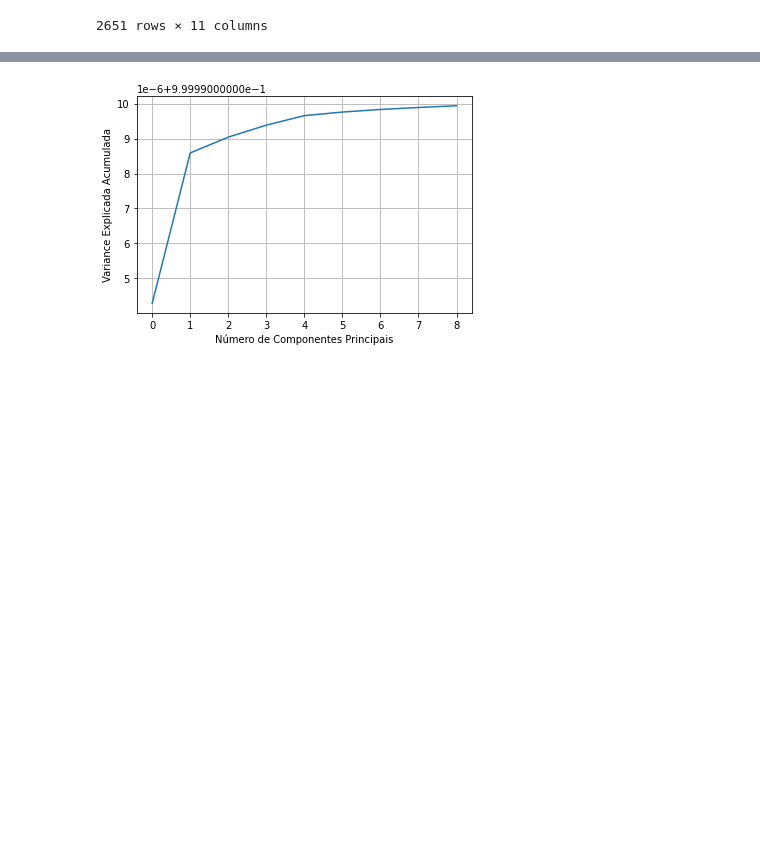
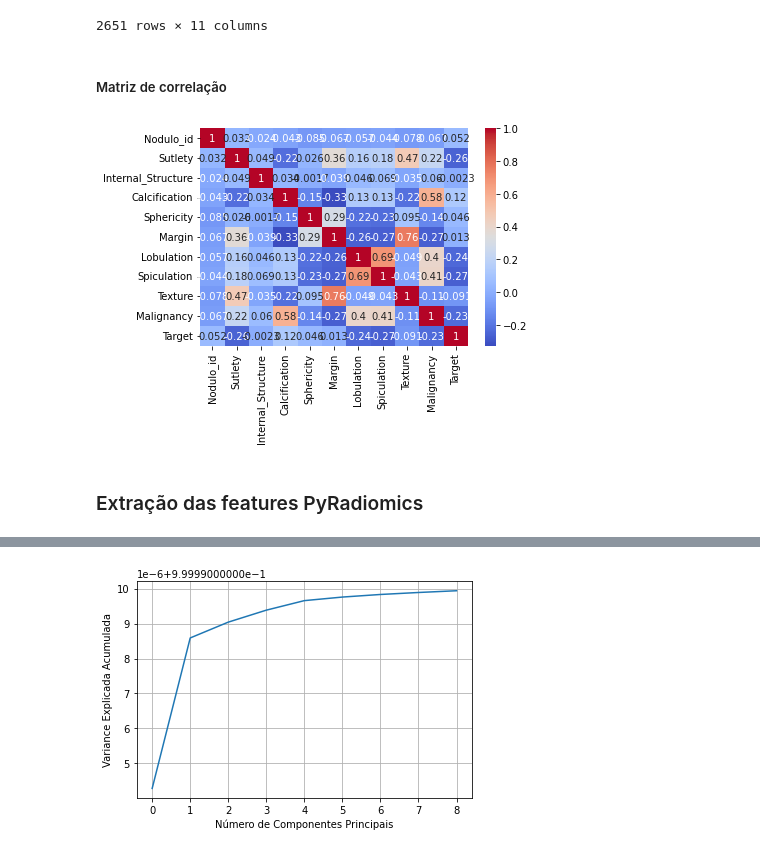
Before and after one commit to iara113/AlphaZeroAttax-LabIA, a Jupyter notebook: LungCancer_ComModelosTestagem.ipynb, the cells around one changed output, grey strips where cells are left out. Cells and saved outputs as stored; diff of their text form; code cells hidden in the pictures; blank space fills up the shorter version.

```diff
--- a/LungCancer_ComModelosTestagem.ipynb
+++ b/LungCancer_ComModelosTestagem.ipynb
@@ -132,6 +210,8 @@ conditions = [
 choices = ['Yes', 'No', 'Indeterminate']
 
 df['Target'] = np.select(conditions, choices, default='')
+df['Target'], _ = pd.factorize(df['Target'])
+df2=df.copy()
 df
 # %% [output]
 |  | Nodulo_id | Sutlety | Internal_Structure | Calcification | Sphericity | Margin | Lobulation | Spiculation | ... |
@@ -147,6 +227,16 @@ df
 | 2649 | 2649 | 5.000000 | 1.0 | 6.0 | 4.000000 | 5.000000 | 1.000000 | 1.00 | ... |
 | 2650 | 2650 | 5.000000 | 1.0 | 4.0 | 5.000000 | 5.000000 | 3.000000 | 3.00 | ... |
 2651 rows × 11 columns
+# %% [markdown]
+##### Matriz de correlação
+# %%
+correlation_matrix = df2.corr()
+sns.heatmap(correlation_matrix, annot=True, cmap='coolwarm')
+plt.show()
+# %% [output]
+[figure, added]
+# %% [markdown]
+### Extração das features PyRadiomics
 # %%
 import pylidc as pl
 # configura o extrator de características do PyRadiomics sem o arquivo params.yaml
```
Also changed, not shown: parts of 83 cells of this notebook.
